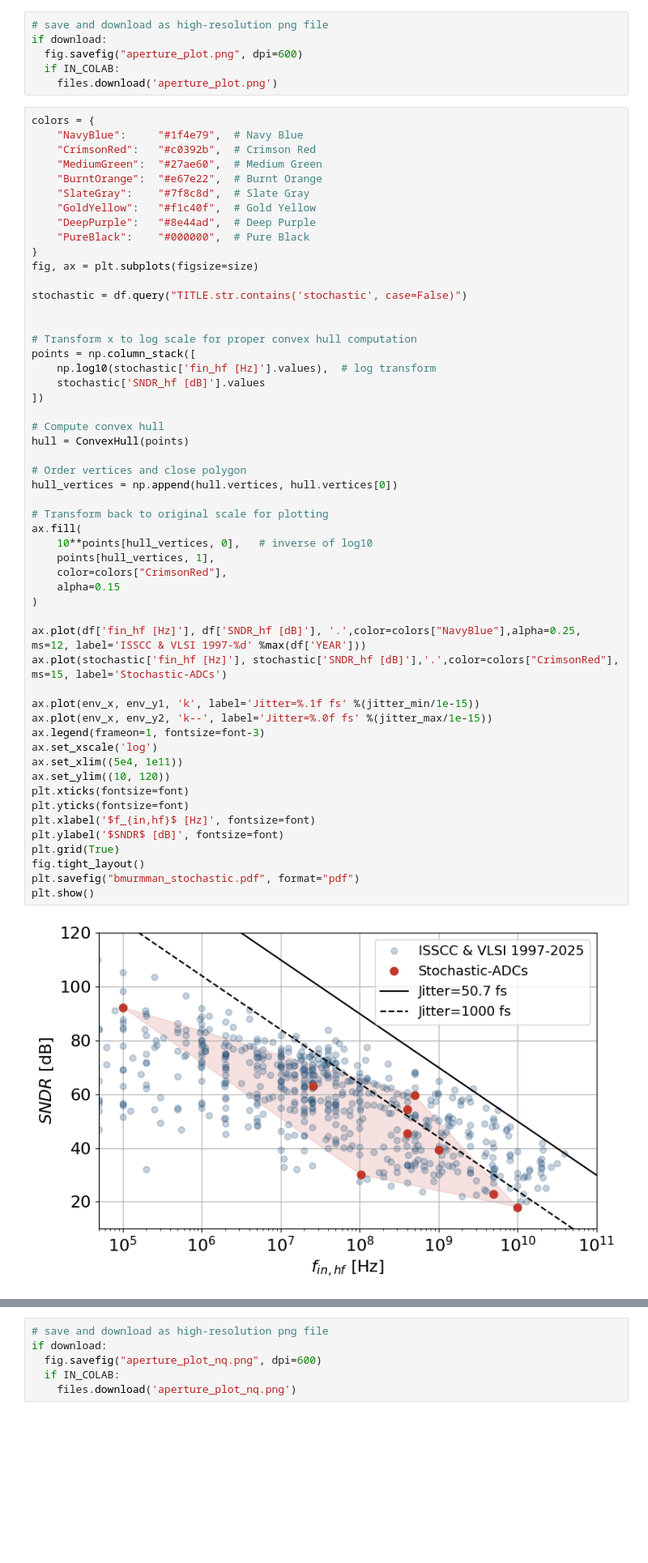
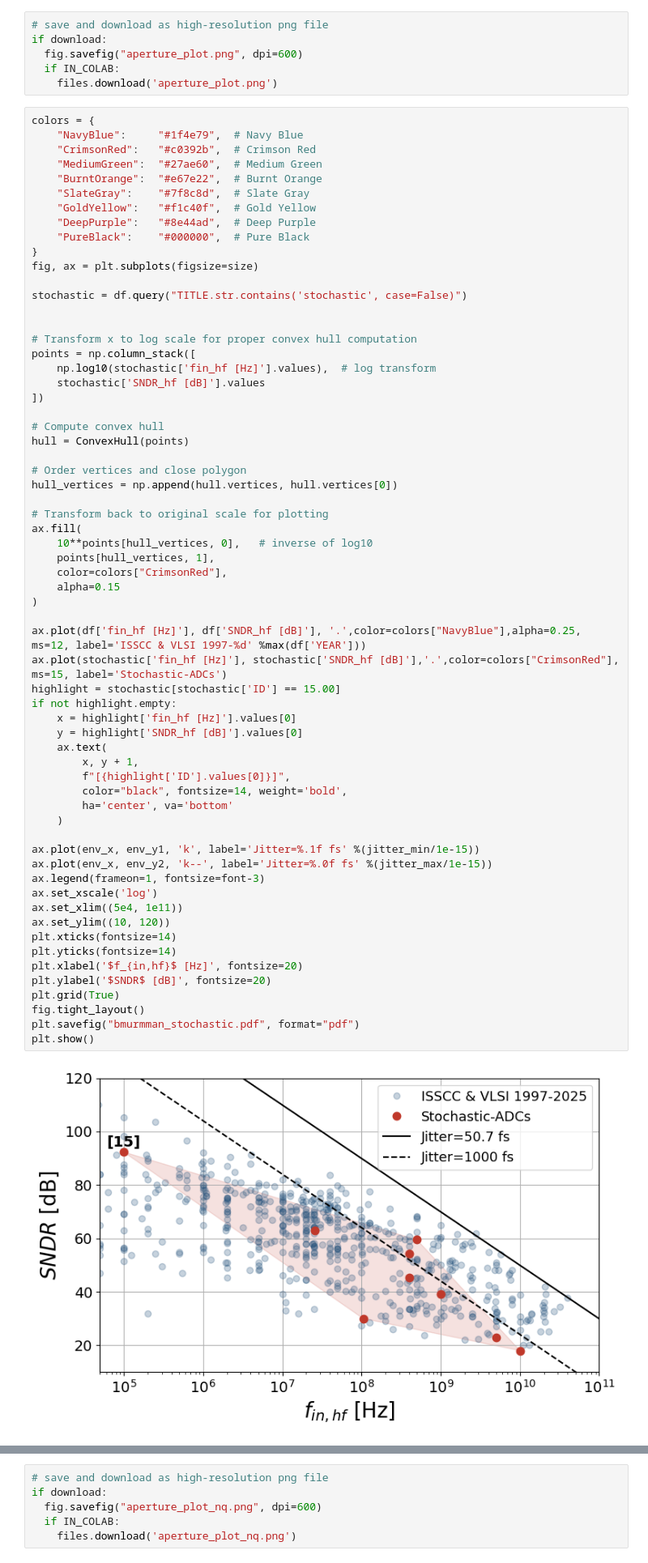
Before and after one commit to rodrigowue/VCOADC-survey, a Jupyter notebook: plots/aperture_plot.ipynb, the cells around one changed output, grey strips where cells are left out. Shown: that part at 81% size. Drawn from its saved outputs; the diff is of its cells as text; blank space fills up the shorter version.

```diff
--- a/plots/aperture_plot.ipynb
+++ b/plots/aperture_plot.ipynb
@@ -120,38 +120,48 @@ points = np.column_stack([
 ])
 
 # Compute convex hull
 hull = ConvexHull(points)
 
 # Order vertices and close polygon
 hull_vertices = np.append(hull.vertices, hull.vertices[0])
 
 # Transform back to original scale for plotting
 ax.fill(
     10**points[hull_vertices, 0],   # inverse of log10
     points[hull_vertices, 1],
     color=colors["CrimsonRed"],
     alpha=0.15
 )
 
 ax.plot(df['fin_hf [Hz]'], df['SNDR_hf [dB]'], '.',color=colors["NavyBlue"],alpha=0.25, ms=12, label='ISSCC & VLSI 1997-%d' %max(df['YEAR']))
 ax.plot(stochastic['fin_hf [Hz]'], stochastic['SNDR_hf [dB]'],'.',color=colors["CrimsonRed"], ms=15, label='Stochastic-ADCs')
+highlight = stochastic[stochastic['ID'] == 15.00]
+if not highlight.empty:
+    x = highlight['fin_hf [Hz]'].values[0]
+    y = highlight['SNDR_hf [dB]'].values[0]
+    ax.text(
+        x, y + 1,
+        f"[{highlight['ID'].values[0]}]",
+        color="black", fontsize=14, weight='bold',
+        ha='center', va='bottom'
+    )
 
 ax.plot(env_x, env_y1, 'k', label='Jitter=%.1f fs' %(jitter_min/1e-15))
 ax.plot(env_x, env_y2, 'k--', label='Jitter=%.0f fs' %(jitter_max/1e-15))
 ax.legend(frameon=1, fontsize=font-3)
 ax.set_xscale('log')
 ax.set_xlim((5e4, 1e11))
 ax.set_ylim((10, 120))
-plt.xticks(fontsize=font)
-plt.yticks(fontsize=font)
-plt.xlabel('$f_{in,hf}$ [Hz]', fontsize=font)
-plt.ylabel('$SNDR$ [dB]', fontsize=font)
+plt.xticks(fontsize=14)
+plt.yticks(fontsize=14)
+plt.xlabel('$f_{in,hf}$ [Hz]', fontsize=20)
+plt.ylabel('$SNDR$ [dB]', fontsize=20)
 plt.grid(True)
 fig.tight_layout()
 plt.savefig("bmurmman_stochastic.pdf", format="pdf")
 plt.show()
 # %% [output]
-[figure, old version]
+[figure, new version]
 # %%
 df_nq = df.query("TYPE.str.contains('NQ', case=False)")
 fig, ax = plt.subplots(figsize=size)
```
